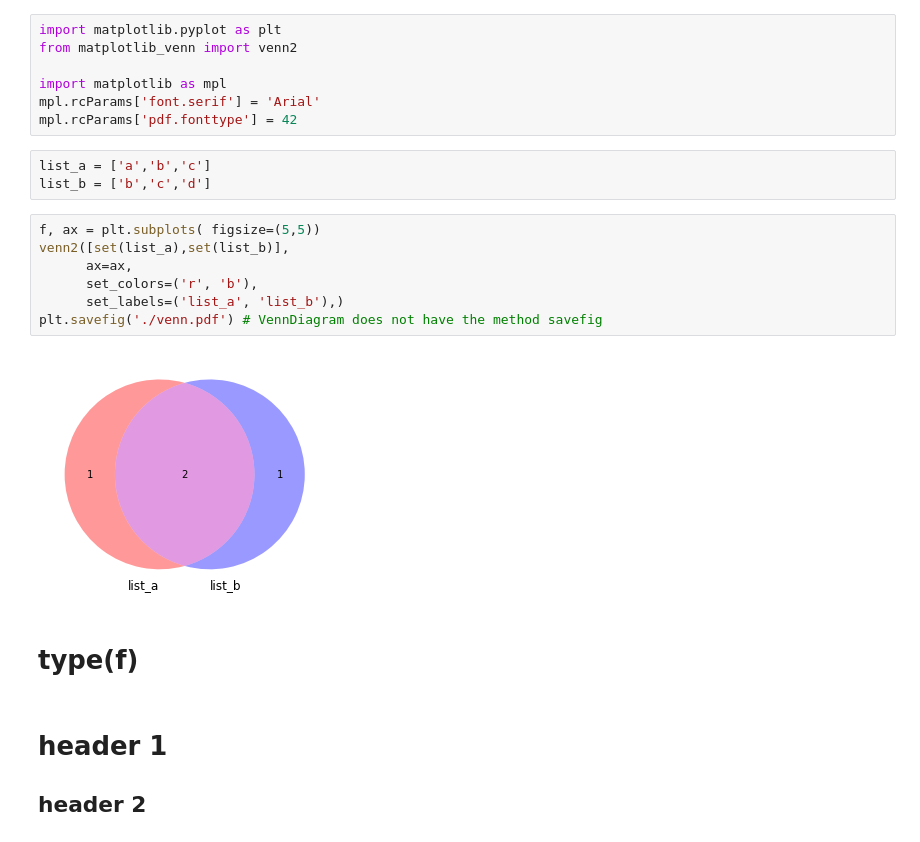
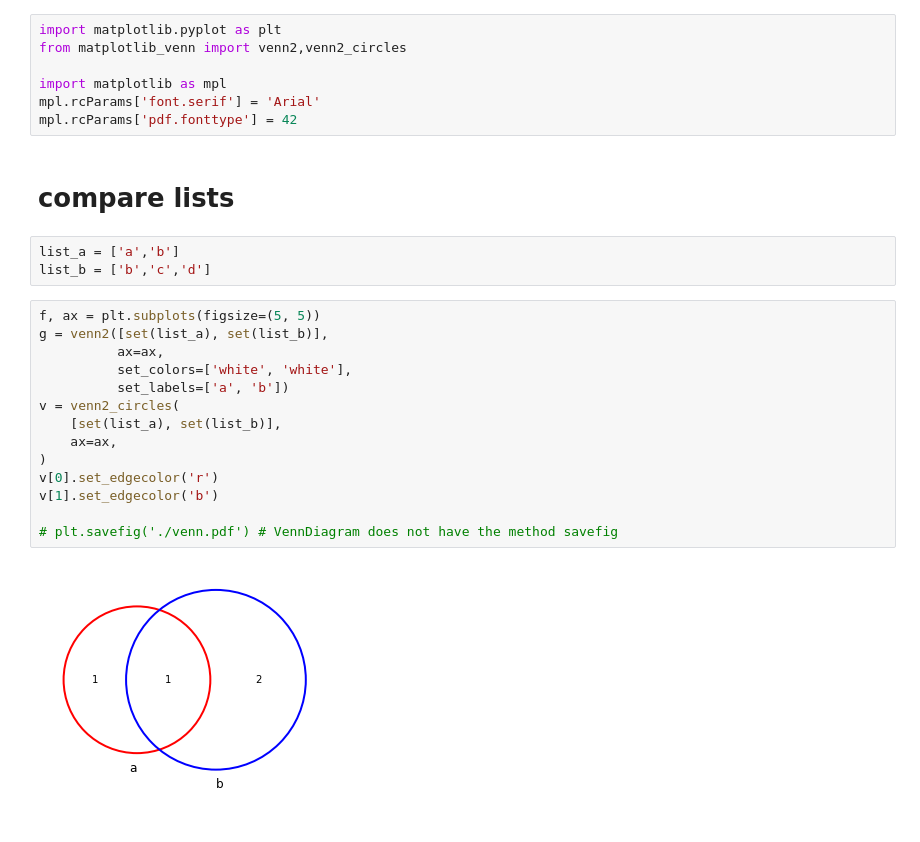
Before and after one commit to Jianhua-Wang/sci_viz_py, a Jupyter notebook: Venn_plot.ipynb, the cells around one changed output. Saved outputs shown, nothing was run; the diff lists cells and outputs as text.

Commit message:
venn

```diff
--- a/Venn_plot.ipynb
+++ b/Venn_plot.ipynb
@@ -1,24 +1,28 @@
 # %%
 import matplotlib.pyplot as plt
-from matplotlib_venn import venn2
+from matplotlib_venn import venn2,venn2_circles
 
 import matplotlib as mpl
 mpl.rcParams['font.serif'] = 'Arial'
 mpl.rcParams['pdf.fonttype'] = 42
+# %% [markdown]
+# compare lists
 # %%
-list_a = ['a','b','c']
+list_a = ['a','b']
 list_b = ['b','c','d']
 # %%
-f, ax = plt.subplots( figsize=(5,5))
-venn2([set(list_a),set(list_b)],
-      ax=ax,
-      set_colors=('r', 'b'),
-      set_labels=('list_a', 'list_b'),)
-plt.savefig('./venn.pdf') # VennDiagram does not have the method savefig
+f, ax = plt.subplots(figsize=(5, 5))
+g = venn2([set(list_a), set(list_b)],
+          ax=ax,
+          set_colors=['white', 'white'],
+          set_labels=['a', 'b'])
+v = venn2_circles(
+    [set(list_a), set(list_b)],
+    ax=ax,
+)
+v[0].set_edgecolor('r')
+v[1].set_edgecolor('b')
+
+# plt.savefig('./venn.pdf') # VennDiagram does not have the method savefig
 # %% [output]
-[figure, old version]
+[figure, new version]
-# %% [markdown]
-# type(f)
-# %% [markdown]
-# header 1
-## header 2
```
Also changed, not shown: parts of 3 cells of this notebook.
